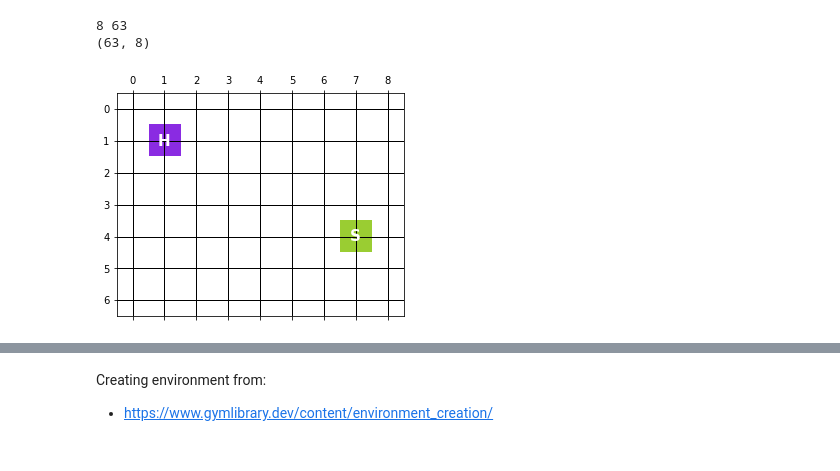
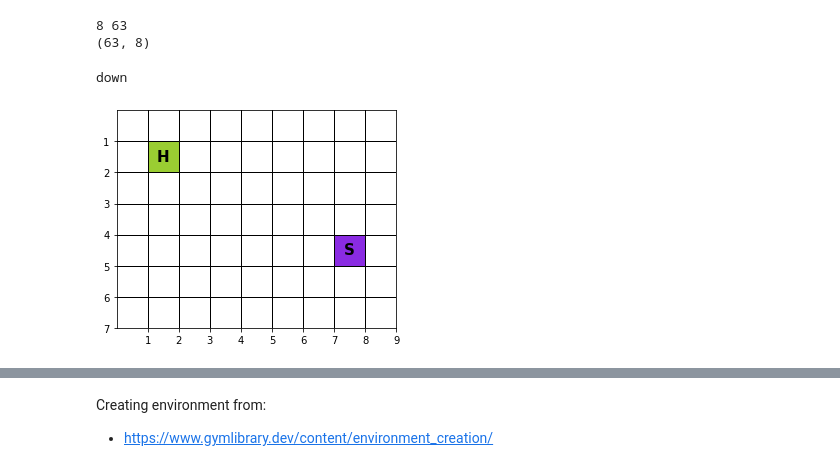
Before and after one commit to FranRosem/SI-Assignment-06, a Jupyter notebook: Assignment-06.ipynb, the cells around one changed output, grey strips where cells are left out. Drawn from its saved outputs; the diff is of its cells as text; code cells hidden in the pictures.

```diff
--- a/Assignment-06.ipynb
+++ b/Assignment-06.ipynb
@@ -49,21 +49,27 @@ print(q_table.shape)
 # %% [output]
 8 63
 (63, 8)
+# %%
+# actions_dict = {0: 'up', 1: 'down', 2: 'left', 3: 'right', 4: 'up_right', 5: 'up_left', 6: 'down_right', 7: 'down_left'}
+actions = ['up', 'down', 'left', 'right', 'up_right', 'up_left', 'down_right', 'down_left']
+print(actions[1])
+# %% [output]
+down
 # %%
-def show_map(map):
-    row_labels, col_labels = range(map.shape[0]), range(map.shape[1])
-    cmap = ListedColormap(['white', 'blueviolet', 'yellowgreen'])
+def show_map_3(map):
+    row_labels, col_labels = range(map.shape[0]+1), range(map.shape[1]+1)
+    cmap = ListedColormap(['white', 'yellowgreen', 'blueviolet'])
     norm = Normalize(vmin=0, vmax=2)
-    plt.matshow(map, cmap=cmap, norm=norm)
-    plt.xticks(col_labels, col_labels)
-    plt.yticks(row_labels, row_labels)
+    plt.imshow(map, cmap=cmap, norm=norm)
+    plt.xticks(np.arange(len(col_labels)-1) + 0.5, col_labels[1:])
+    plt.yticks(np.arange(len(row_labels)-1) + 0.5, row_labels[1:])
     plt.grid(color='k', linewidth=1)
     init = np.where(map == 1)
-    plt.text(init[1][0], init[0][0], 'H', ha='center', va='center', color='white', weight='bold', fontsize=15)
+    plt.text(init[1][0], init[0][0], 'H', ha='center', va='center', color='black', weight='bold', fontsize=15)
     goal = np.where(map == 2)
-    plt.text(goal[1][0], goal[0][0], 'S', ha='center', va='center', color='white', weight='bold', fontsize=15)
+    plt.text(goal[1][0], goal[0][0], 'S', ha='center', va='center', color='black', weight='bold', fontsize=15)
     plt.show()
 
-show_map(map)
+show_map_3(map)
 # %% [output]
-[figure, old version]
+[figure, new version]
```
Also changed, not shown: parts of 15 cells of this notebook.
